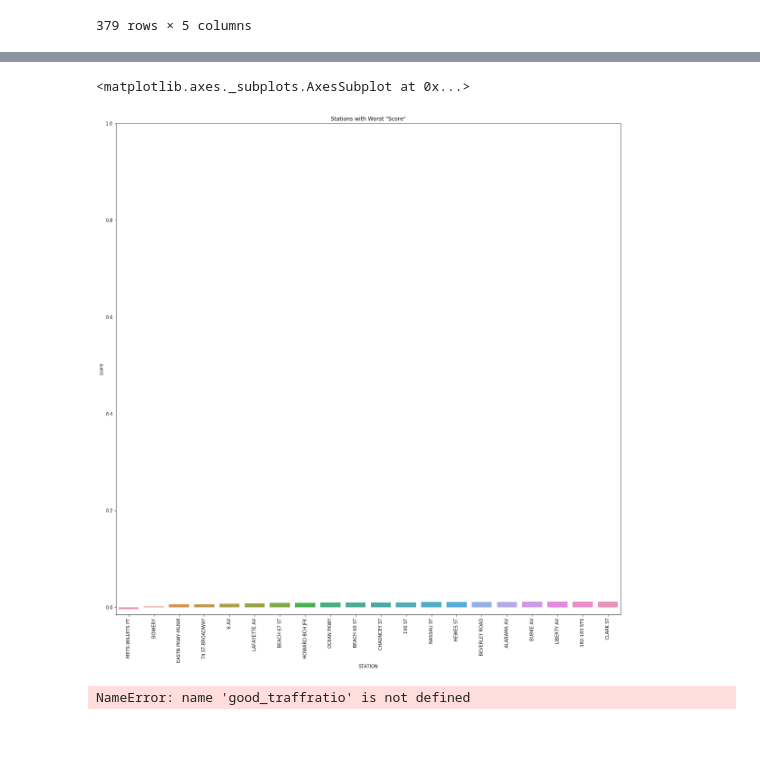
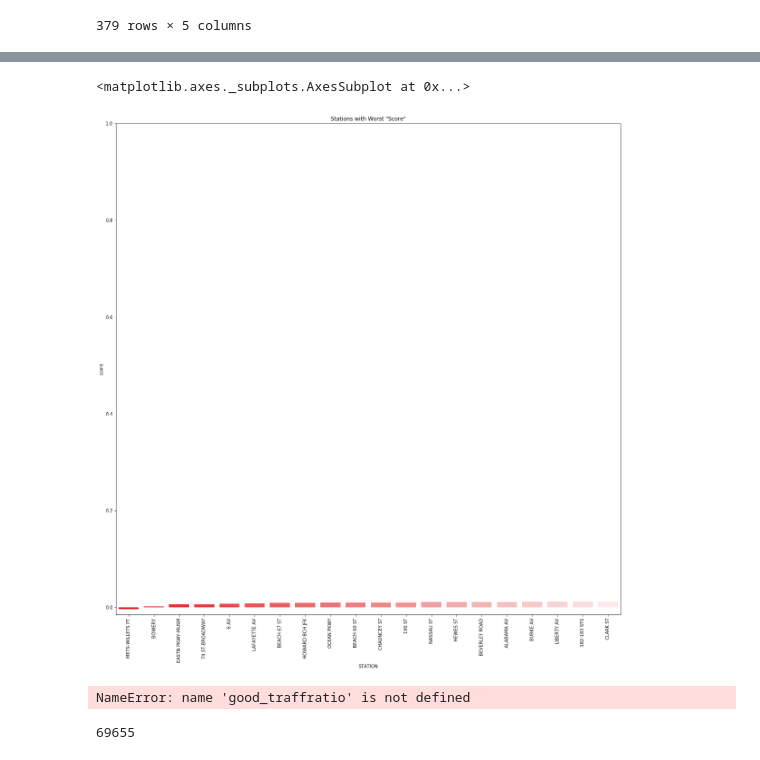
Before and after one commit to marenhamilton/MTA-Project, a Jupyter notebook: MTA_ratios.ipynb, the cells around one changed output, grey strips where cells are left out. Drawn from its saved outputs; the diff is of its cells as text; code cells hidden in the pictures.

```diff
--- a/MTA_ratios.ipynb
+++ b/MTA_ratios.ipynb
@@ -202,12 +202,12 @@ bottom20_rt['score'] = bottom20_rt.score*-1
 # %%
 plt.figure (figsize=(20,20))
 plt.xticks(rotation=90)
 plt.ylim((-.015,1))
 plt.title('Stations with Worst "Score"')
-sns.barplot(x='STATION', y='score', data = bottom20_rt)
+sns.barplot(x='STATION', y='score', data = bottom20_rt,palette = sns.light_palette('red',n_colors = 20,reverse=True))
 # %% [output]
 <matplotlib.axes._subplots.AxesSubplot at 0x...>
-[figure, old version]
+[figure, new version]
 # %%
 good_scores = station_ratio_through[station_ratio_through.ratio>3]
 # %%
@@ -220,0 +219,4 @@ NameError: name 'good_traffratio' is not defined
+# %%
+len(mta_data.TIME.unique())
+# %% [output]
+69655
```
Also changed, not shown: parts of 13 cells of this notebook, 3 other files.
